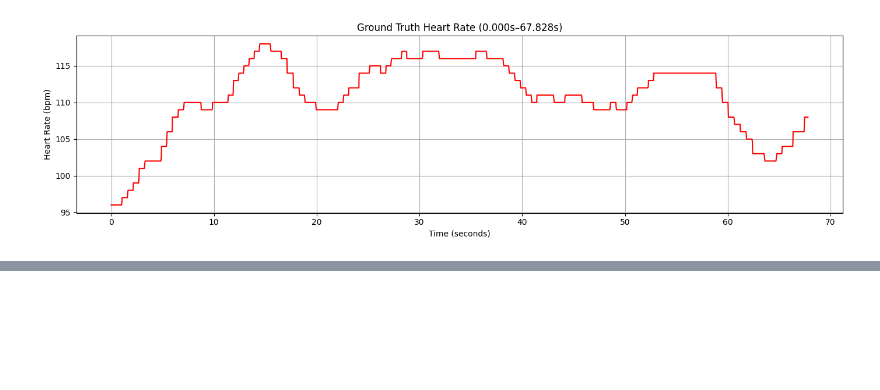
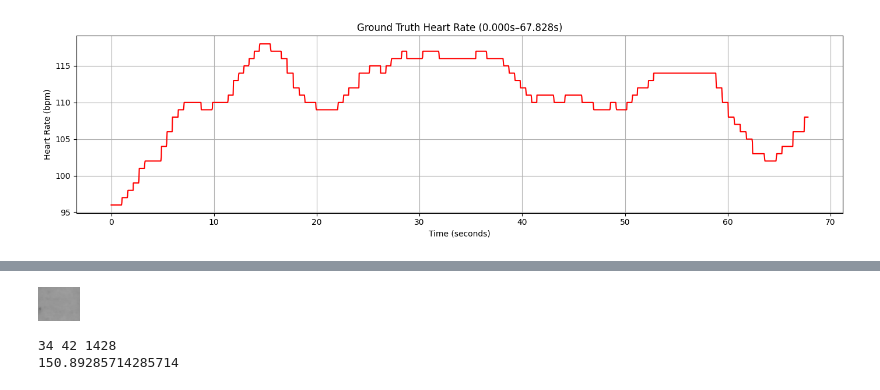
Before and after one commit to iliaxant/HR_Extraction_from_Video, a Jupyter notebook: HR_Extraction_from_Video.ipynb, the cells around one changed output, grey strips where cells are left out. Drawn from its saved outputs; the diff is of its cells as text; code cells hidden in the pictures; blank space fills up the shorter version.

```diff
--- a/HR_Extraction_from_Video.ipynb
+++ b/HR_Extraction_from_Video.ipynb
@@ -190,0 +207,16 @@ HR Standard Deviation: 5.009
+# %%
+roi_g = frame_bgr[141:175,305:347,1].copy()
+
+cv2_imshow(roi_g)
+# %% [output]
+[figure, added]
+# %%
+m,n = roi_g.shape
+area_roi = m*n
+print(m,n,area_roi)
+
+avg_frame = np.mean(roi_g)
+print(avg_frame)
+# %% [output]
+34 42 1428
+150.89285714285714
```
Also changed, not shown: parts of 6 cells of this notebook.
